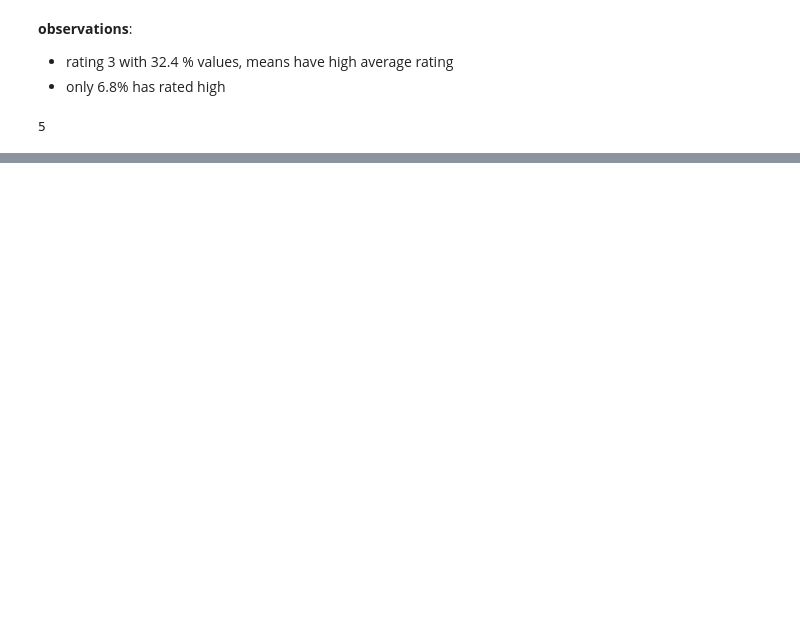
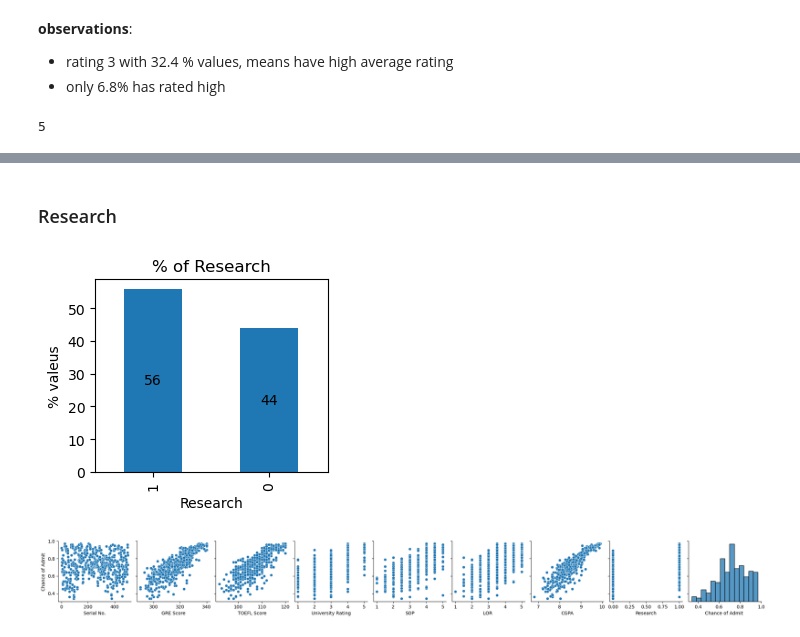
Before and after one commit to UpendraSinghRathore85/ML-Projects-Python, a Jupyter notebook: LinearRegression/Bussiness Case - Jamboree Education.ipynb, the cells around one changed output, grey strips where cells are left out. Drawn from its saved outputs; the diff is of its cells as text; code cells hidden in the pictures; blank space fills up the shorter version.

```diff
--- a/LinearRegression/Bussiness Case - Jamboree Education.ipynb
+++ b/LinearRegression/Bussiness Case - Jamboree Education.ipynb
@@ -134,0 +272,17 @@ plot_distributions(feature)
+# %% [markdown]
+### Research
+# %%
+feature = 'Research'
+plt.figure(figsize=(3,2.5))
+ax = (df[feature].value_counts(normalize=True)*100).plot(kind='bar')
+ax.bar_label(ax.containers[0], label_type='center')
+plt.ylabel("% valeus")
+plt.title(f"% of {feature}")
+plt.show()
+# %% [output]
+[figure, added]
+# %%
+sns.pairplot(df, y_vars='Chance of Admit ')
+plt.show()
+# %% [output]
+[figure, added]
```
Also changed, not shown: parts of 50 cells of this notebook.
